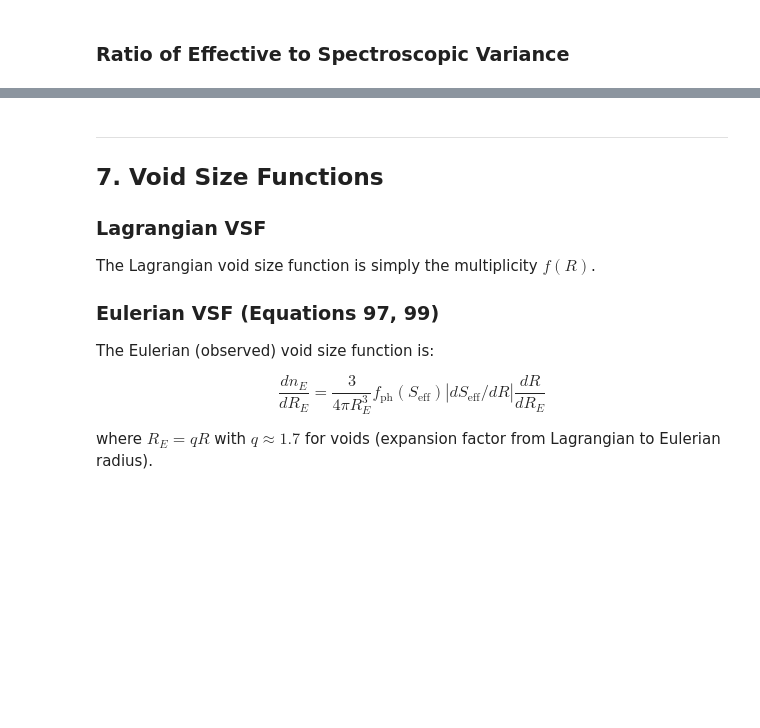
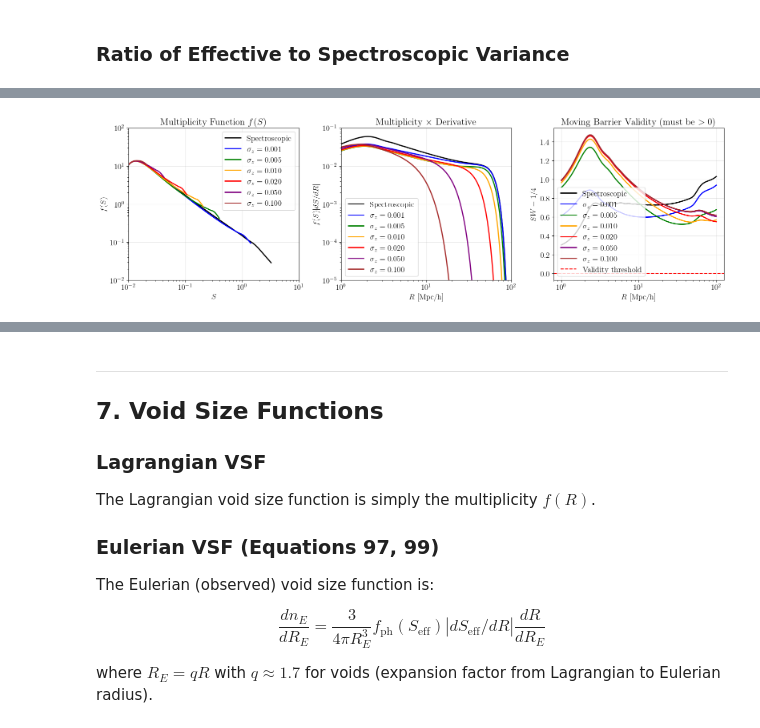
Before and after one commit to PierreBoccard/excursion_set_functions, a Jupyter notebook: examples/photo_z_formalism_documentation.ipynb, the cells around one changed output, grey strips where cells are left out. Drawn from its saved outputs; the diff is of its cells as text; code cells hidden in the pictures; blank space fills up the shorter version.

```diff
--- a/examples/photo_z_formalism_documentation.ipynb
+++ b/examples/photo_z_formalism_documentation.ipynb
@@ -587,0 +534,92 @@ plt.show()
+# %%
+# Compute f(S), f(Seff)
+fig, axes = plt.subplots(1, 3, figsize=(16, 5))
+
+# Panel 1: Multiplicity function f(S)
+for (sigma_z, sigma_chi, color) in zip(sigma_z_vals, sigma_chi_vals, colors):
+    S = results[sigma_z]['S']
+    W = results[sigma_z]['W']
+    B = compute_barrier_standard(S, alpha, beta, gamma)
+    dB_dS = compute_barrier_derivative_standard(S, alpha, beta, gamma)
+
+    # Check validity
+    LDD = S * W - 0.25
+    valid_mask = LDD > 0
+
+    # Compute multiplicity
+    f_S = np.zeros_like(S)
+    if np.any(valid_mask):
+        f_S[valid_mask] = f_an_py.f_S_MB_approx(S[valid_mask], W[valid_mask],
+                                                  B[valid_mask], dB_dS[valid_mask])
+        f_S[~valid_mask] = np.nan
+    else:
+        f_S[:] = np.nan
+
+    label = r'$\sigma_z = ' + f'{sigma_z:.3f}' + r'$' if sigma_z > 0 else 'Spectroscopic'
+    axes[0].plot(S, f_S, label=label, color=color, linewidth=2)
+
+axes[0].set_xlabel(r'$S$')
+axes[0].set_ylabel(r'$f(S)$')
+axes[0].set_xscale('log')
+axes[0].set_yscale('log')
+axes[0].set_ylim(1e-2, 1e2)
+axes[0].set_xlim(1e-2, 10)
+axes[0].set_title(r'Multiplicity Function $f(S)$')
+axes[0].legend()
+axes[0].grid(True, alpha=0.3)
+
+# Panel 2: Multiplicity as function of radius f(R)
+for (sigma_z, sigma_chi, color) in zip(sigma_z_vals, sigma_chi_vals, colors):
+    S = results[sigma_z]['S']
+    W = results[sigma_z]['W']
+    dS_dR = results[sigma_z]['dS_dR']
+    B = compute_barrier_standard(S, alpha, beta, gamma)
+    dB_dS = compute_barrier_derivative_standard(S, alpha, beta, gamma)
+
+    # Check validity
+    LDD = S * W - 0.25
+    valid_mask = LDD > 0
+
+    # Compute multiplicity * |dS/dR|
+    f_R = np.zeros_like(S)
+    if np.any(valid_mask):
+        f_S = f_an_py.f_S_MB_approx(S[valid_mask], W[valid_mask],
+                                     B[valid_mask], dB_dS[valid_mask])
+        f_R[valid_mask] = f_S * np.abs(dS_dR[valid_mask])
+        f_R[~valid_mask] = np.nan
+    else:
+        f_R[:] = np.nan
+
+    label = r'$\sigma_z = ' + f'{sigma_z:.3f}' + r'$' if sigma_z > 0 else 'Spectroscopic'
+    axes[1].plot(R_range, f_R, label=label, color=color, linewidth=2)
+
+axes[1].set_xlabel(r'$R$ [Mpc/h]')
+axes[1].set_ylabel(r'$f(S) |dS/dR|$')
+axes[1].set_xscale('log')
+axes[1].set_yscale('log')
+axes[1].set_ylim(1e-5, 1e-1)
+axes[1].set_xlim(1, 100)
+axes[1].set_title(r'Multiplicity $\times$ Derivative')
+axes[1].legend()
+axes[1].grid(True, alpha=0.3)
+
+# Panel 3: Validity region (LDD = S*W - 0.25)
+for (sigma_z, sigma_chi, color) in zip(sigma_z_vals, sigma_chi_vals, colors):
+    S = results[sigma_z]['S']
+    W = results[sigma_z]['W']
+    LDD = S * W - 0.25
+    label = r'$\sigma_z = ' + f'{sigma_z:.3f}' + r'$' if sigma_z > 0 else 'Spectroscopic'
+    axes[2].plot(R_range, LDD, label=label, color=color, linewidth=2)
+
+axes[2].axhline(0, color='red', linestyle='--', linewidth=1.5, label='Validity threshold')
+axes[2].set_xlabel(r'$R$ [Mpc/h]')
+axes[2].set_ylabel(r'$SW - 1/4$')
+axes[2].set_xscale('log')
+axes[2].set_title(r'Moving Barrier Validity (must be $> 0$)')
+axes[2].legend()
+axes[2].grid(True, alpha=0.3)
+
+plt.tight_layout()
+plt.show()
+# %% [output]
+[figure, added]
```
Also changed, not shown: parts of 27 cells of this notebook, 6 other files.
